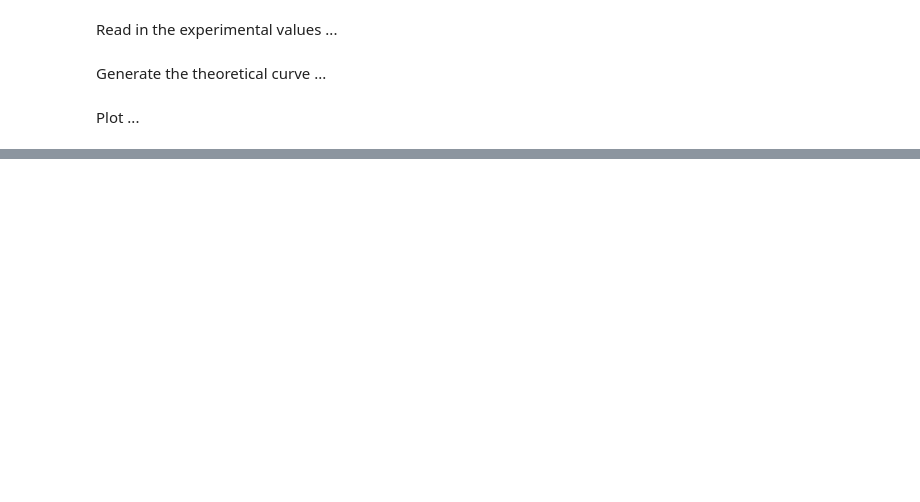
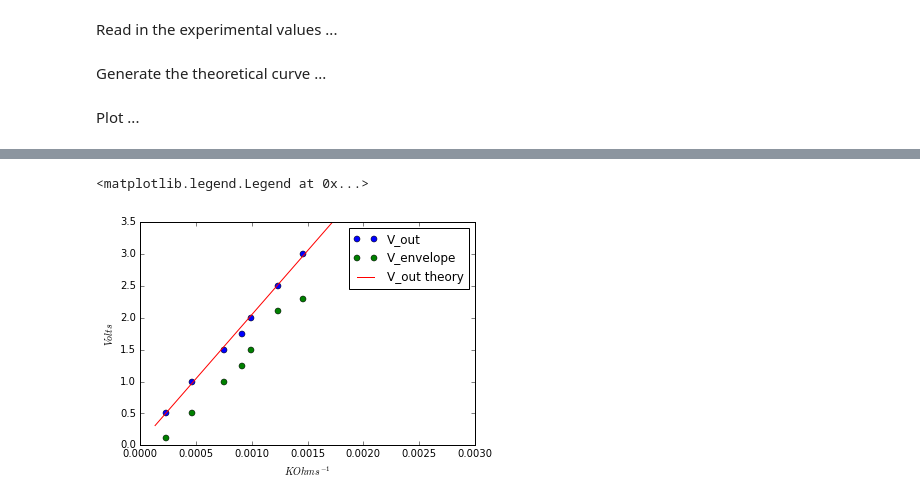
Before and after one commit to koson/conductivity-research, a Jupyter notebook: wien.ipynb, the cells around one changed output, grey strips where cells are left out. Saved outputs shown, nothing was run; the diff lists cells and outputs as text; code cells hidden in the pictures; blank space fills up the shorter version.

```diff
--- a/wien.ipynb
+++ b/wien.ipynb
@@ -77,0 +104,12 @@ The difference between V_envelope and V_out is expected, and is due to the diode
+# %%
+plt.plot(1/(p.Rg*1000),p.Vout,'o',label='V_out');
+plt.plot(1/(p.Rg*1000),p.Venv,'o', label='V_envelope');
+plt.plot(1/Rg,V_out, label='V_out theory');
+plt.xlabel('$KOhms^{-1}$');
+plt.ylabel('$Volts$')
+plt.ylim(0,3.5);
+plt.xlim(0,.003);
+plt.legend()
+# %% [output]
+<matplotlib.legend.Legend at 0x...>
+[figure, added]
```
Also changed, not shown: parts of 46 cells of this notebook, 2 other files.
